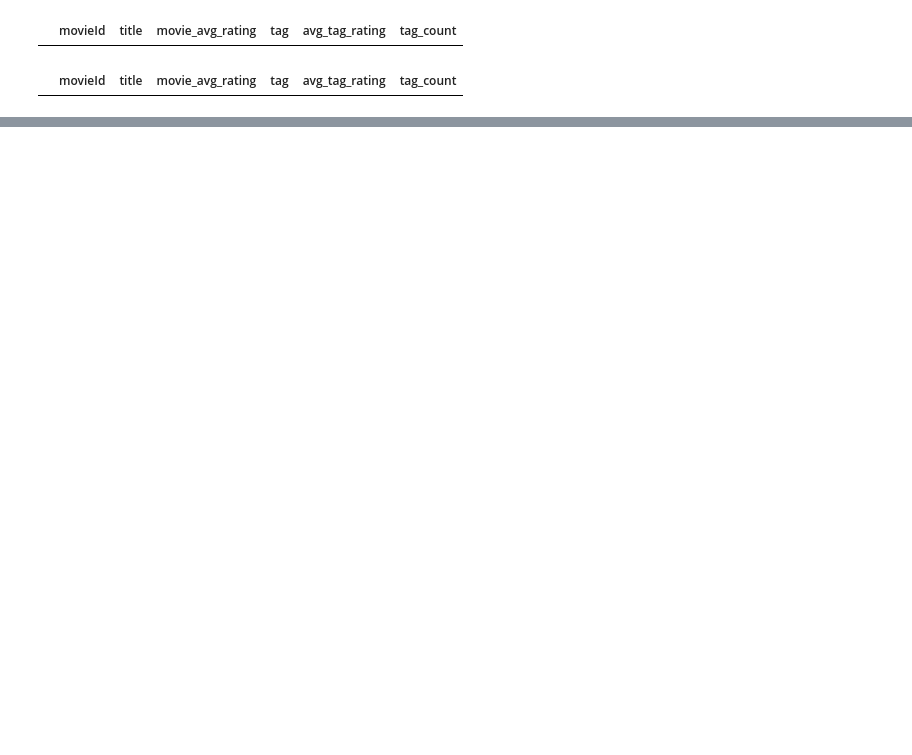
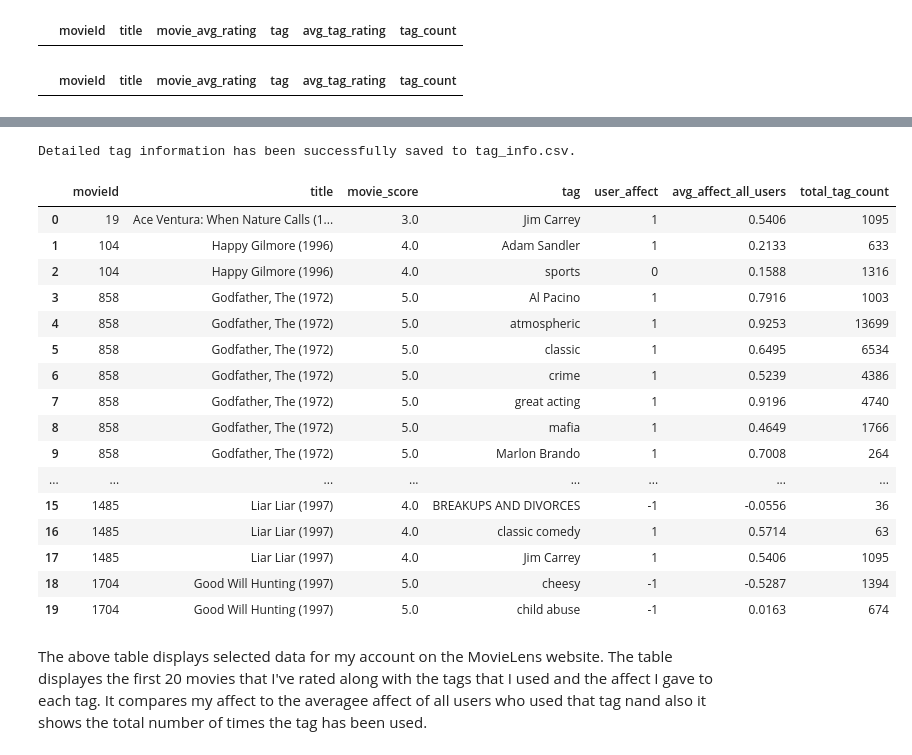
Before and after one commit to notki004/MovieLens-Work, a Jupyter notebook: MovieLensNotebook.ipynb, the cells around one changed output, grey strips where cells are left out. Drawn from its saved outputs; the diff is of its cells as text; code cells hidden in the pictures; blank space fills up the shorter version.

```diff
--- a/MovieLensNotebook.ipynb
+++ b/MovieLensNotebook.ipynb
@@ -383,0 +395,76 @@ data.head(30)
+# %%
+import mysql.connector
+import pandas as pd
+
+# Database connection
+config = {
+    "host": "127.0.0.1",
+    "user": "readonly",
+    "password": "",
+    "database": "ML3_mirror"
+}
+
+# Query from the MovieLens Database
+query = {
+    "tag_info": """
+        SELECT
+            md.movieId,
+            md.title,
+            urp.rating AS movie_score,
+            te.tag,
+            te.affect AS user_affect,
+            (SELECT AVG(affect) FROM tag_events WHERE tag = te.tag) AS avg_affect_all_users,
+            (SELECT COUNT(*) FROM tag_events WHERE tag = te.tag) AS total_tag_count
+        FROM
+            tag_events AS te
+        INNER JOIN
+            movie_data AS md ON te.movieId = md.movieId
+        INNER JOIN
+            user_rating_pairs AS urp ON md.movieId = urp.movieId AND te.userId = urp.userId
+        WHERE
+            te.userId = 402850
+        GROUP BY
+            md.movieId, te.tag, urp.rating
+        ORDER BY
+            md.movieId;
+    """
+}
+def execute_query(config, query):
+    with mysql.connector.connect(**config) as conn:
+        with conn.cursor(dictionary=True) as cursor:
+            cursor.execute(query)
+            result = cursor.fetchall()
+            return pd.DataFrame(result)
+
+# Executes the query to fetch the tag information
+df_detailed_info = execute_query(config, query["tag_info"])
+
+
+df_detailed_info.to_csv("tag_info.csv", index=False)
+
+print("Detailed tag information has been successfully saved to tag_info.csv.")
+# %% [output]
+Detailed tag information has been successfully saved to tag_info.csv.
+# %%
+data = pd.read_csv("tag_info.csv")
+data.head(50)
+# %% [output]
+|  | movieId | title | movie_score | tag | user_affect | avg_affect_all_users | total_tag_count |
+| 0 | 19 | Ace Ventura: When Nature Calls (1... | 3.0 | Jim Carrey | 1 | 0.5406 | 1095 |
+| 1 | 104 | Happy Gilmore (1996) | 4.0 | Adam Sandler | 1 | 0.2133 | 633 |
+| 2 | 104 | Happy Gilmore (1996) | 4.0 | sports | 0 | 0.1588 | 1316 |
+| 3 | 858 | Godfather, The (1972) | 5.0 | Al Pacino | 1 | 0.7916 | 1003 |
+| 4 | 858 | Godfather, The (1972) | 5.0 | atmospheric | 1 | 0.9253 | 13699 |
+| 5 | 858 | Godfather, The (1972) | 5.0 | classic | 1 | 0.6495 | 6534 |
+| 6 | 858 | Godfather, The (1972) | 5.0 | crime | 1 | 0.5239 | 4386 |
+| 7 | 858 | Godfather, The (1972) | 5.0 | great acting | 1 | 0.9196 | 4740 |
+| 8 | 858 | Godfather, The (1972) | 5.0 | mafia | 1 | 0.4649 | 1766 |
+| 9 | 858 | Godfather, The (1972) | 5.0 | Marlon Brando | 1 | 0.7008 | 264 |
+| ... | ... | ... | ... | ... | ... | ... | ... |
+| 15 | 1485 | Liar Liar (1997) | 4.0 | BREAKUPS AND DIVORCES | -1 | -0.0556 | 36 |
+| 16 | 1485 | Liar Liar (1997) | 4.0 | classic comedy | 1 | 0.5714 | 63 |
+| 17 | 1485 | Liar Liar (1997) | 4.0 | Jim Carrey | 1 | 0.5406 | 1095 |
+| 18 | 1704 | Good Will Hunting (1997) | 5.0 | cheesy | -1 | -0.5287 | 1394 |
+| 19 | 1704 | Good Will Hunting (1997) | 5.0 | child abuse | -1 | 0.0163 | 674 |
+# %% [markdown]
+The above table displays selected data for my account on the MovieLens website. The table displayes the first 20 movies that I've rated along with the tags that I used and the affect I gave to each tag. It compares my affect to the averagee affect of all users who used that tag nand also it shows the total number of times the tag has been used.
```
Also changed, not shown: parts of 8 cells of this notebook.
